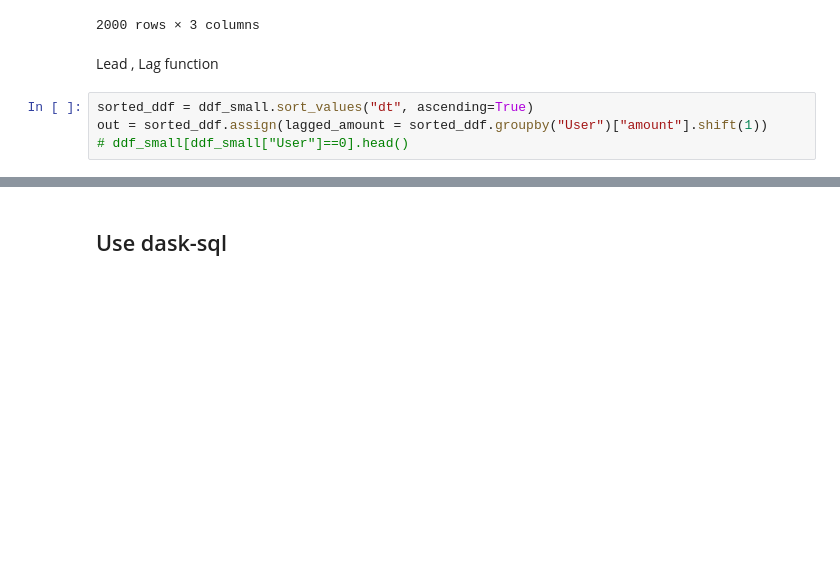
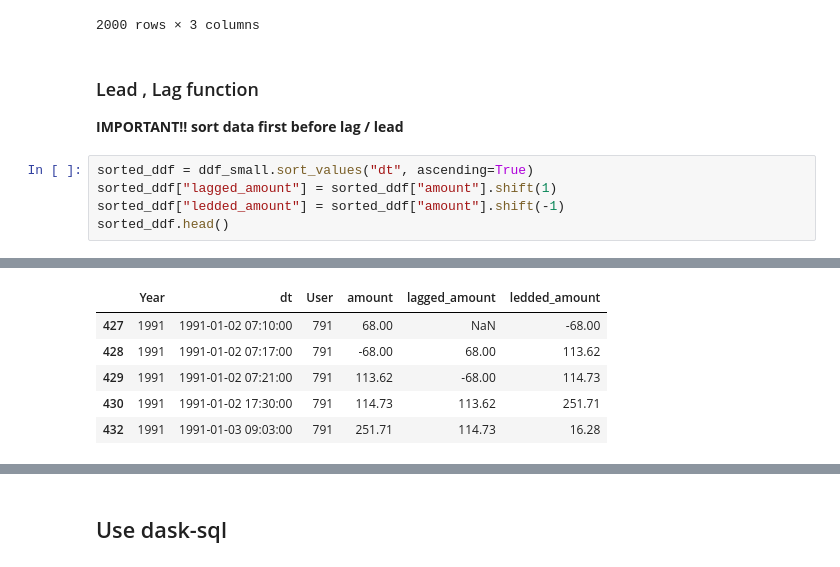
Before and after one commit to pbdanny/PythonProject, a Jupyter notebook: Dask/notebook/dask_compute.ipynb, the cells around one changed output, grey strips where cells are left out. Saved outputs shown, nothing was run; the diff lists cells and outputs as text; blank space fills up the shorter version.

```diff
--- a/Dask/notebook/dask_compute.ipynb
+++ b/Dask/notebook/dask_compute.ipynb
@@ -473,10 +473,12 @@ ddf_small.groupby(["User"]).last().compute()
 | 1991 | 2020 | 2020-02-11 22:29:00 | 30.21 |
 | 1994 | 2020 | 2020-01-30 02:51:00 | 46.44 |
 2000 rows × 3 columns
-# %% [markdown]
-Lead , Lag function
+# %% [markdown]
+### Lead , Lag function
+**IMPORTANT!! sort data first before lag / lead**
 # %%
 sorted_ddf = ddf_small.sort_values("dt", ascending=True)
-out = sorted_ddf.assign(lagged_amount = sorted_ddf.groupby("User")["amount"].shift(1))
-# ddf_small[ddf_small["User"]==0].head()
+sorted_ddf["lagged_amount"] = sorted_ddf["amount"].shift(1)
+sorted_ddf["ledded_amount"] = sorted_ddf["amount"].shift(-1)
+sorted_ddf.head()
 # %% [output]
@@ -485,0 +487,6 @@ out = sorted_ddf.assign(lagged_amount = sorted_ddf.groupby("User")["amount"].shi
+|  | Year | dt | User | amount | lagged_amount | ledded_amount |
+| 427 | 1991 | 1991-01-02 07:10:00 | 791 | 68.00 | NaN | -68.00 |
+| 428 | 1991 | 1991-01-02 07:17:00 | 791 | -68.00 | 68.00 | 113.62 |
+| 429 | 1991 | 1991-01-02 07:21:00 | 791 | 113.62 | -68.00 | 114.73 |
+| 430 | 1991 | 1991-01-02 17:30:00 | 791 | 114.73 | 113.62 | 251.71 |
+| 432 | 1991 | 1991-01-03 09:03:00 | 791 | 251.71 | 114.73 | 16.28 |
```
Also changed, not shown: parts of 36 cells of this notebook, 2 other files.
